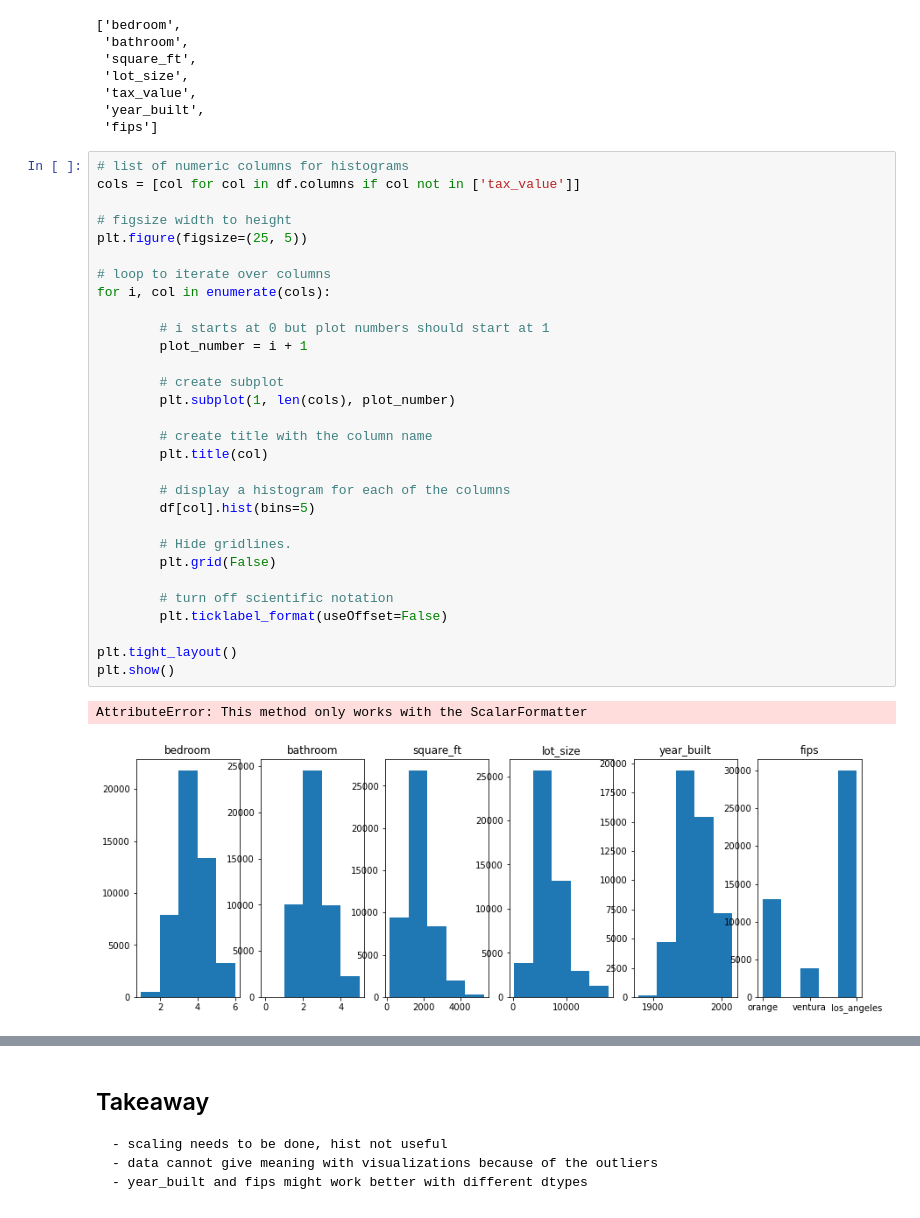
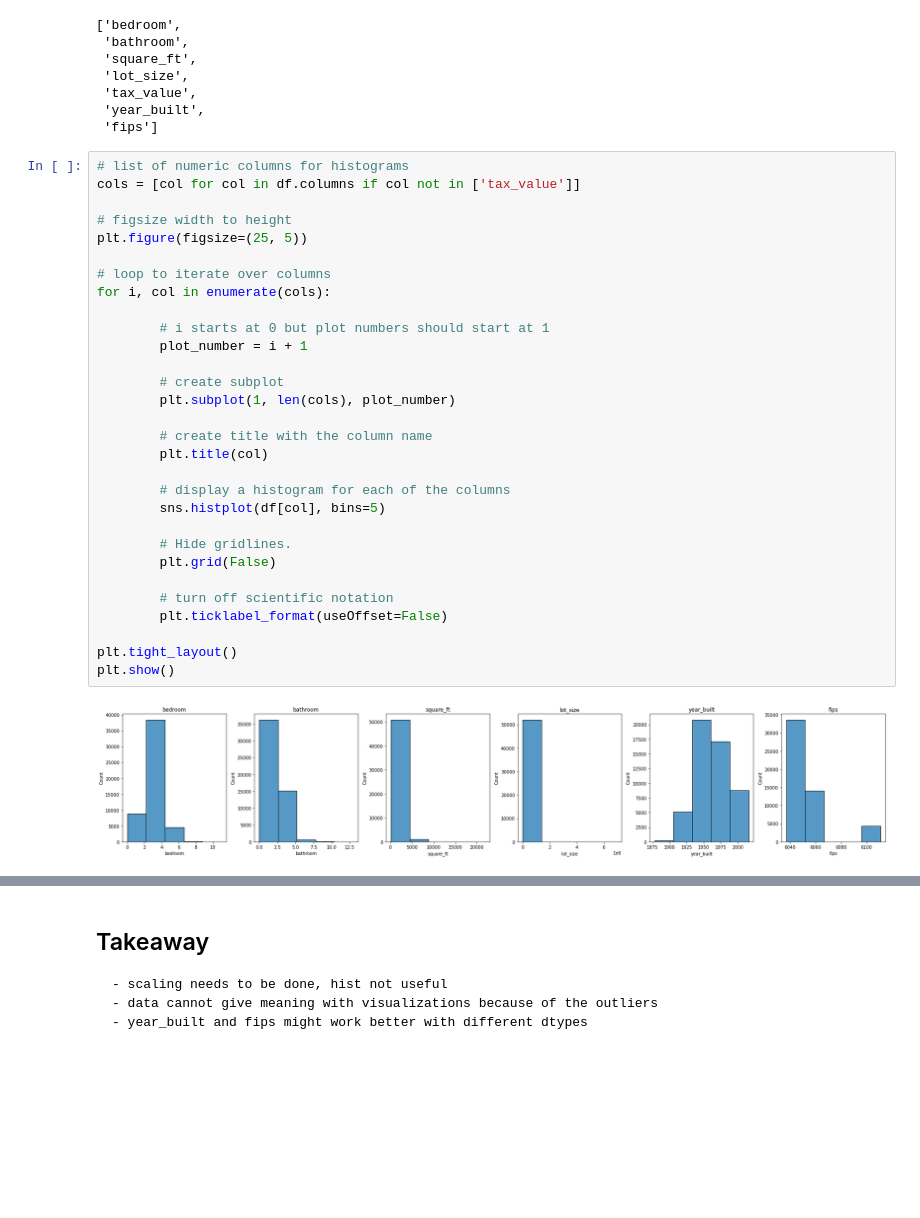
Before and after one commit to MatthewL09/zillow-regression-project, a Jupyter notebook: zillow_work.ipynb, the cells around one changed output, grey strips where cells are left out. Cells and saved outputs as stored; diff of their text form; blank space fills up the shorter version.

```diff
--- a/zillow_work.ipynb
+++ b/zillow_work.ipynb
@@ -116,36 +116,35 @@ df.columns.tolist()
 # %%
 # list of numeric columns for histograms
 cols = [col for col in df.columns if col not in ['tax_value']]
 
 # figsize width to height
 plt.figure(figsize=(25, 5))
 
 # loop to iterate over columns
 for i, col in enumerate(cols):
 
         # i starts at 0 but plot numbers should start at 1
         plot_number = i + 1
 
         # create subplot
         plt.subplot(1, len(cols), plot_number)
 
         # create title with the column name
         plt.title(col)
 
         # display a histogram for each of the columns
-        df[col].hist(bins=5)
+        sns.histplot(df[col], bins=5)
 
         # Hide gridlines.
         plt.grid(False)
 
         # turn off scientific notation
         plt.ticklabel_format(useOffset=False)
 
 plt.tight_layout()
 plt.show()
 # %% [output]
-AttributeError: This method only works with the ScalarFormatter
-[figure, old version]
+[figure, new version]
 # %%
 # Visualize Boxplot/Skew
 
```
Also changed, not shown: parts of 30 cells of this notebook.
